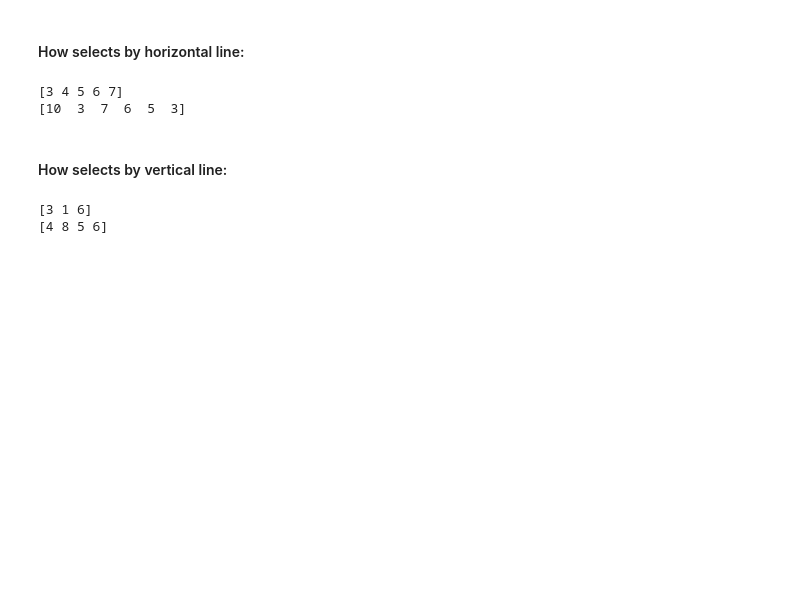
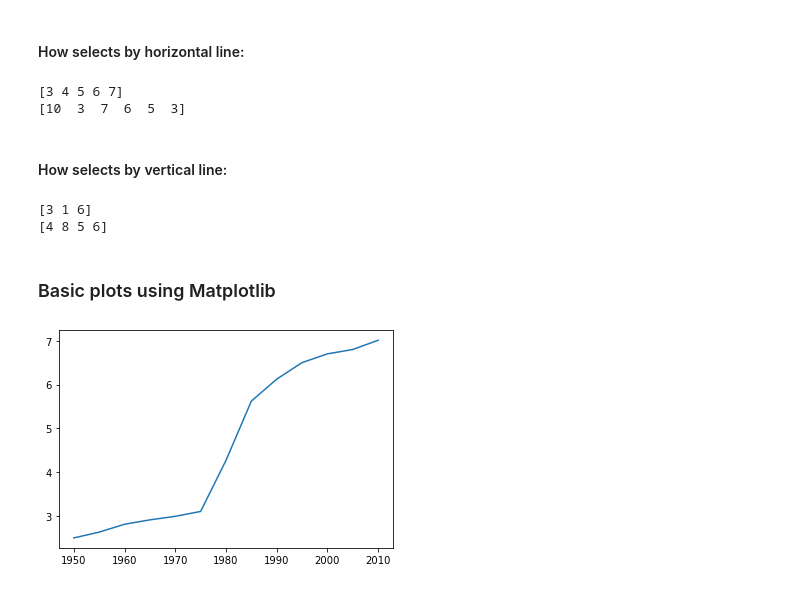
Before and after one commit to joaocarvoli/Data-Science, a Jupyter notebook: notions-and-questions/1-python.ipynb, the cells around one changed output. Cells and saved outputs as stored; diff of their text form; code cells hidden in the pictures; blank space fills up the shorter version.

Commit message:
about matplotlib...

```diff
--- a/notions-and-questions/1-python.ipynb
+++ b/notions-and-questions/1-python.ipynb
@@ -32,3 +44,5 @@ print(np_2d[:4,5])
 # %% [output]
 [3 1 6]
 [4 8 5 6]
+# %% [markdown]
+### Basic plots using Matplotlib
@@ -34,0 +51,9 @@ print(np_2d[:4,5])
+# %%
+year = [1950,1955,1960,1965,1970,1975,1980,1985,1990,1995,2000,2005,2010]
+pop = [2.500,2.632,2.812,2.912,2.993,3.104,4.269,5.623,6.124,6.502,6.701,6.801,7.012]
+deaths = [123,230,125,145,231,294,190,476,235,84,130,160,195]
+# %%
+plt.plot(year,pop) # (x,y)
+plt.show()
+# %% [output]
+[figure, added]
```
Also changed, not shown: parts of 7 cells of this notebook.
